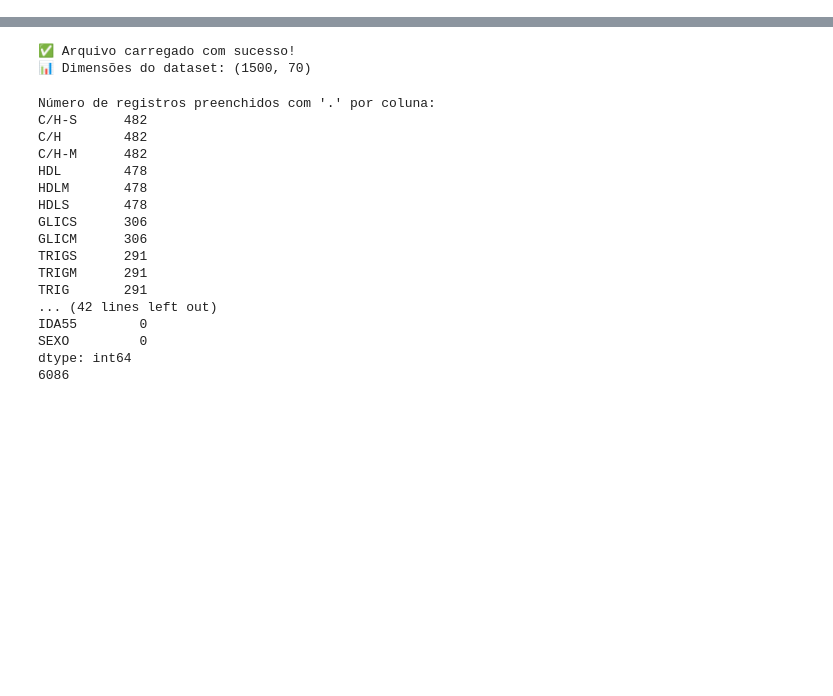
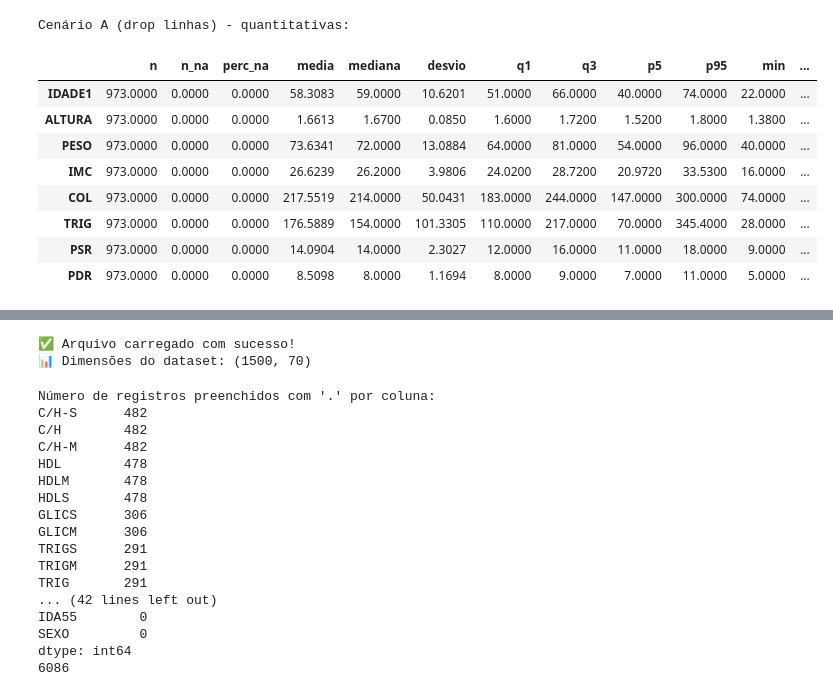
Before and after one commit to gabrielmarchesano/data-analysis-mqam, a Jupyter notebook: analise_coronarias.ipynb, the cells around one changed output, grey strips where cells are left out. Drawn from its saved outputs; the diff is of its cells as text; code cells hidden in the pictures; blank space fills up the shorter version.

```diff
--- a/analise_coronarias.ipynb
+++ b/analise_coronarias.ipynb
@@ -0,0 +90,53 @@
+# %%
+# Funções auxiliares para sumarização
+from scipy import stats
+
+def resumo_quantitativas(dfq: pd.DataFrame) -> pd.DataFrame:
+    estat = {}
+    for c in dfq.columns:
+        s = dfq[c].dropna()
+        if s.empty:
+            estat[c] = {
+                'n': len(dfq[c]), 'n_na': dfq[c].isna().sum(), 'perc_na': dfq[c].isna().mean()*100,
+                'media': np.nan, 'mediana': np.nan, 'desvio': np.nan,
+                'q1': np.nan, 'q3': np.nan, 'p5': np.nan, 'p95': np.nan,
+                'min': np.nan, 'max': np.nan,
+            }
+            continue
+        estat[c] = {
+            'n': len(dfq[c]), 'n_na': dfq[c].isna().sum(), 'perc_na': dfq[c].isna().mean()*100,
+            'media': s.mean(), 'mediana': s.median(), 'desvio': s.std(ddof=1),
+            'q1': s.quantile(0.25), 'q3': s.quantile(0.75), 'p5': s.quantile(0.05), 'p95': s.quantile(0.95),
+            'min': s.min(), 'max': s.max(),
+        }
+    return pd.DataFrame(estat).T
+
+
+def resumo_categoricas(dfc: pd.DataFrame) -> dict:
+    tabelas = {}
+    for c in dfc.columns:
+        cont = dfc[c].value_counts(dropna=False).rename('freq')
+        perc = (cont / cont.sum() * 100).rename('perc')
+        tabelas[c] = pd.concat([cont, perc], axis=1)
+    return tabelas
+# %%
+# Cenário A: Remover linhas com faltantes nas variáveis selecionadas
+cols = cols_existentes
+cenario_a = df_sel.dropna(subset=cols)
+
+resumo_q_a = resumo_quantitativas(cenario_a[[c for c in quantitativas if c in cenario_a.columns]])
+resumo_c_a = resumo_categoricas(cenario_a[[c for c in categoricas if c in cenario_a.columns]])
+
+print('Cenário A (drop linhas) - quantitativas:')
+resumo_q_a
+# %% [output]
+Cenário A (drop linhas) - quantitativas:
+|  | n | n_na | perc_na | media | mediana | desvio | q1 | q3 | p5 | p95 | min | ... |
+| IDADE1 | 973.0000 | 0.0000 | 0.0000 | 58.3083 | 59.0000 | 10.6201 | 51.0000 | 66.0000 | 40.0000 | 74.0000 | 22.0000 | ... |
+| ALTURA | 973.0000 | 0.0000 | 0.0000 | 1.6613 | 1.6700 | 0.0850 | 1.6000 | 1.7200 | 1.5200 | 1.8000 | 1.3800 | ... |
+| PESO | 973.0000 | 0.0000 | 0.0000 | 73.6341 | 72.0000 | 13.0884 | 64.0000 | 81.0000 | 54.0000 | 96.0000 | 40.0000 | ... |
+| IMC | 973.0000 | 0.0000 | 0.0000 | 26.6239 | 26.2000 | 3.9806 | 24.0200 | 28.7200 | 20.9720 | 33.5300 | 16.0000 | ... |
+| COL | 973.0000 | 0.0000 | 0.0000 | 217.5519 | 214.0000 | 50.0431 | 183.0000 | 244.0000 | 147.0000 | 300.0000 | 74.0000 | ... |
+| TRIG | 973.0000 | 0.0000 | 0.0000 | 176.5889 | 154.0000 | 101.3305 | 110.0000 | 217.0000 | 70.0000 | 345.4000 | 28.0000 | ... |
+| PSR | 973.0000 | 0.0000 | 0.0000 | 14.0904 | 14.0000 | 2.3027 | 12.0000 | 16.0000 | 11.0000 | 18.0000 | 9.0000 | ... |
+| PDR | 973.0000 | 0.0000 | 0.0000 | 8.5098 | 8.0000 | 1.1694 | 8.0000 | 9.0000 | 7.0000 | 11.0000 | 5.0000 | ... |
```
Also changed, not shown: parts of 9 cells of this notebook.
